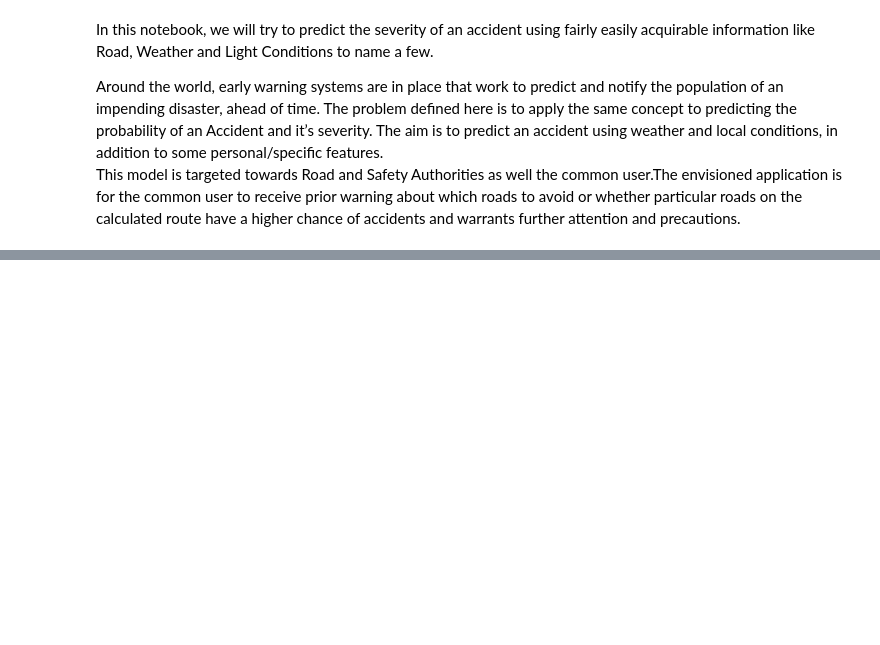
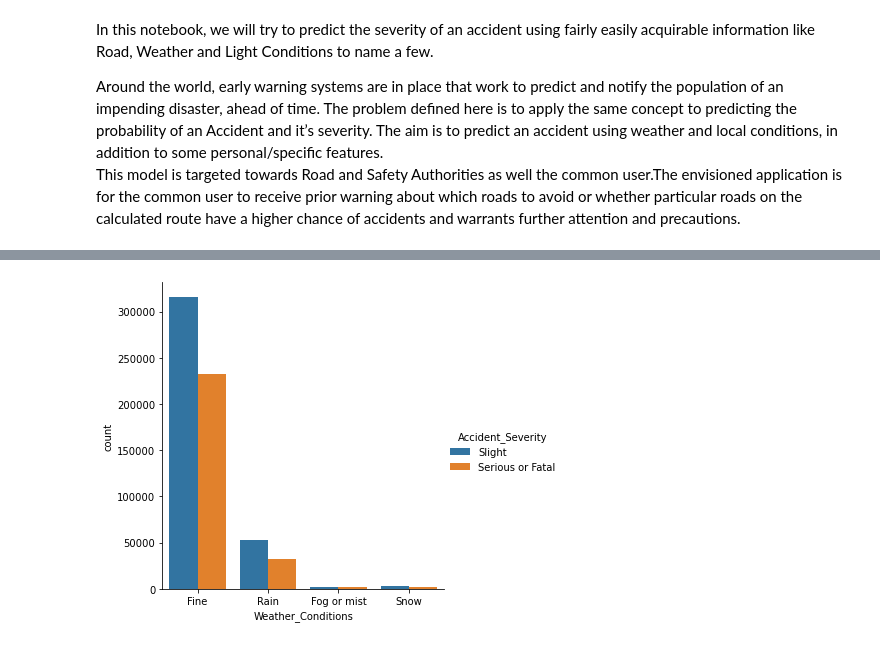
Before and after one commit to jonathandorairaj/Coursera_Capstone, a Jupyter notebook: Predicting Accident Severity.ipynb, the cells around one changed output, grey strips where cells are left out. Saved outputs shown, nothing was run; the diff lists cells and outputs as text; code cells hidden in the pictures; blank space fills up the shorter version.

```diff
--- a/Predicting Accident Severity.ipynb
+++ b/Predicting Accident Severity.ipynb
@@ -92,0 +313,6 @@ dtype: object
+# %%
+#count of accidents vs Weather conditions
+g = sns.catplot(x="Weather_Conditions", hue="Accident_Severity", kind = 'count',sharex = True,
+                 sharey = False,data=df_down,dodge = True)
+# %% [output]
+[figure, added]
```
Also changed, not shown: parts of 100 cells of this notebook, 2 other files.
